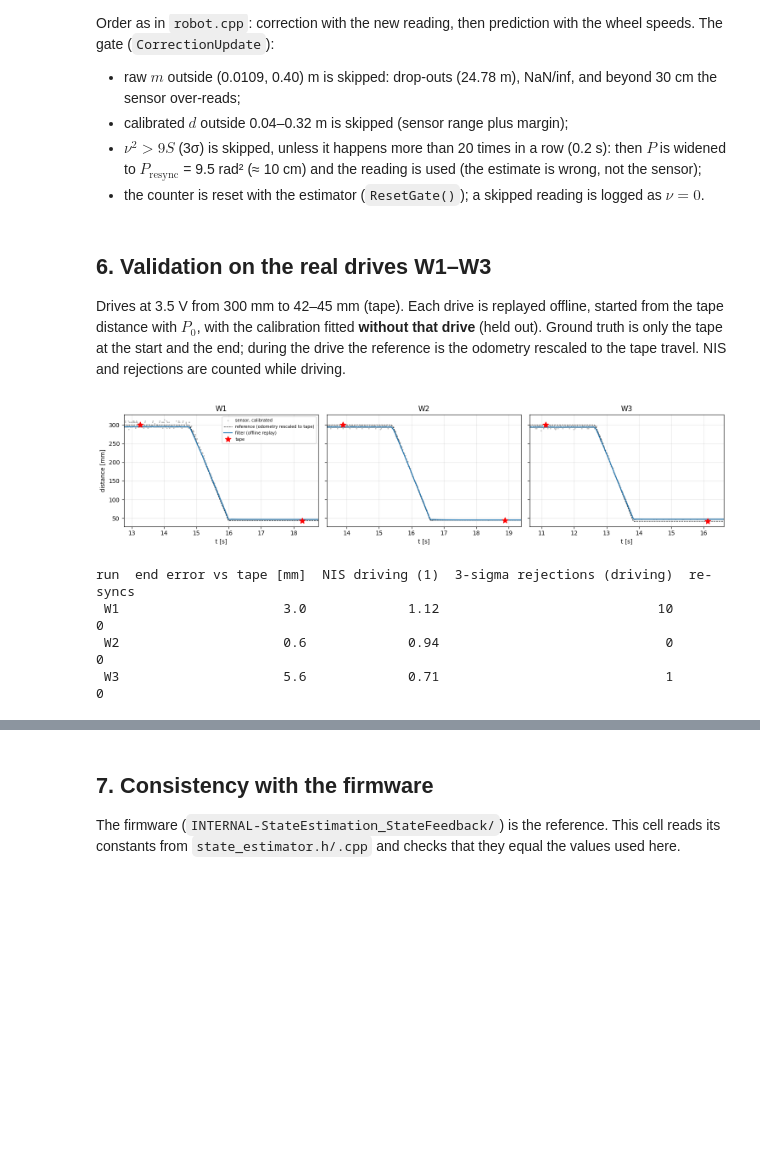
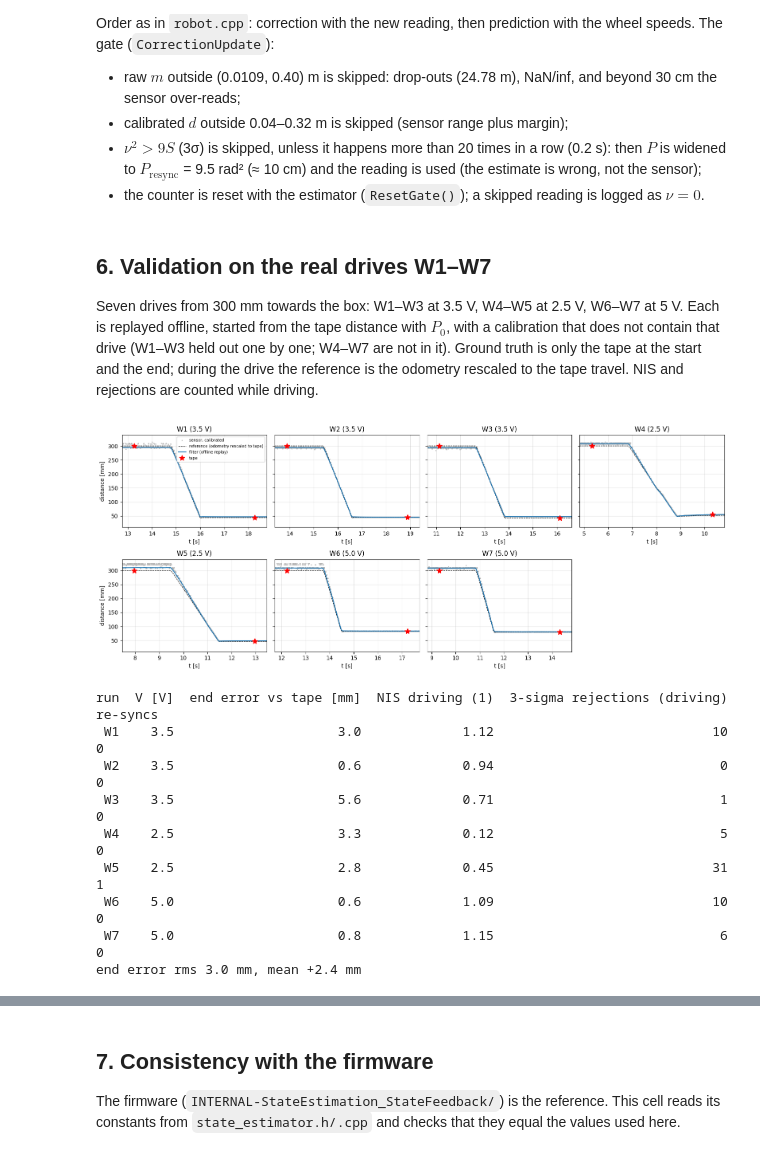
Before and after one commit to davidkog511/1d-kalman-filter, a Jupyter notebook: A3_1D_LKF/Assignment3_LKF.ipynb, the cells around one changed output, grey strips where cells are left out. Saved outputs shown, nothing was run; the diff lists cells and outputs as text; code cells hidden in the pictures; blank space fills up the shorter version.

```diff
--- a/A3_1D_LKF/Assignment3_LKF.ipynb
+++ b/A3_1D_LKF/Assignment3_LKF.ipynb
@@ -55,7 +55,7 @@ for d in TAPE_MM:
 stat = pd.DataFrame(rows)
 
 def load_w(path):
-    mt = re.match(r'W(\d+)_start(\d+)_end(\d+)', path.stem)
+    mt = re.match(r'W(\d+)_(?:\w+_)?start(\d+)_end(\d+)', path.stem)          # W4_2V5_start300_end55: voltage in the name
     df = load_log(path, firmware='identification_a3')
     w = ((df.wA + df.wB) / 2).values
     mv = np.flatnonzero(np.abs(w) > 0)
@@ -68,8 +68,9 @@ def standstill(r):
     return (r['t'] > 0.5) & (r['t'] < t0 - 0.2), r['t'] > t_stop + 1.0
 
 WRUNS = [load_w(p) for p in sorted(DATA_A3.glob('W*_start*_end*.csv'))]
+CAL_RUNS = ['W1', 'W2', 'W3']                                       # W runs in the calibration of the firmware
 pts = [dict(source='S', tape=r.tape, m=r.m) for r in stat.itertuples()]
-for r in WRUNS:
+for r in [r for r in WRUNS if r['name'][:2] in CAL_RUNS]:
     sel_start, sel_end = standstill(r)
     pts.append(dict(source=r['name'][:2] + ' start', tape=r['d_start'], m=r['m'][sel_start].mean()))
     pts.append(dict(source=r['name'][:2] + ' end', tape=r['d_end'], m=r['m'][sel_end].mean()))
@@ -191,41 +192,49 @@ def lkf(m, w_mean, Q, x0, P0, gate=None, r_scale=1.0, r_func=None):
         x = F * x + B * w_mean[k]; P = F * P * F + Qk          # prediction (v = mean wheel speed)
     return o
 # %% [markdown]
-## 6. Validation on the real drives W1–W3
+## 6. Validation on the real drives W1–W7
 
-Drives at 3.5 V from 300 mm to 42–45 mm (tape). Each drive is replayed offline, started from the tape distance with $P_0$, with the calibration fitted **without that drive** (held out). Ground truth is only the tape at the start and the end; during the drive the reference is the odometry rescaled to the tape travel. NIS and rejections are counted while driving.
+Seven drives from 300 mm towards the box: W1–W3 at 3.5 V, W4–W5 at 2.5 V, W6–W7 at 5 V. Each is replayed offline, started from the tape distance with $P_0$, with a calibration that does not contain that drive (W1–W3 held out one by one; W4–W7 are not in it). Ground truth is only the tape at the start and the end; during the drive the reference is the odometry rescaled to the tape travel. NIS and rejections are counted while driving.
 # %%
 def w_metrics(r, Q, r_func=None):
     o = lkf(r['m'], r['w'], Q, r['d_start'] / -R_WHEEL, P0, gate=GATE, r_func=r_func)
     odo = R_WHEEL * DT * np.concatenate([[0], np.cumsum(r['w'][:-1])])
     ref = r['d_start'] - odo * (r['d_start'] - r['d_end']) / (R_WHEEL * DT * r['w'].sum())   # odometry rescaled to the tape
     acc = ~o['skip'][r['drive']]
     return o, dict(end_err=1e3 * (H * o['x'][-1] - r['d_end']), rms_ref=1e3 * np.sqrt(np.mean((H * o['x'] - ref)**2)),
                    nis_drive=np.mean((o['nu']**2 / o['S'])[r['drive']][acc]), drift=1e3 * np.mean(o['nu'][r['drive']][acc]),
                    rej_3s=int(o['rej_3s'].sum()), rej_3s_drive=int(o['rej_3s'][r['drive']].sum()), resync=int(o['resync'].sum()),
                    rej_range=int(o['rej_range'].sum())), ref
 
+W_VOLT = {'W1': 3.5, 'W2': 3.5, 'W3': 3.5, 'W4': 2.5, 'W5': 2.5, 'W6': 5.0, 'W7': 5.0}
 rows = []
-fig, ax = plt.subplots(1, len(WRUNS), figsize=(15, 3.6), sharey=True)
-for a, r in zip(np.atleast_1d(ax), WRUNS):
+fig, ax = plt.subplots(2, 4, figsize=(16, 6.4), sharey=True); ax = ax.ravel(); ax[-1].axis('off')
+for a, r in zip(ax, WRUNS):
     use_cal(fit_cal(cal_pts[~cal_pts.source.str.startswith(r['name'][:2])]))       # held out
     o, met, ref = w_metrics(r, Q_w)
-    rows.append({'run': r['name'][:2], 'end error vs tape [mm]': met['end_err'], 'NIS driving (1)': met['nis_drive'],
+    rows.append({'run': r['name'][:2], 'V [V]': W_VOLT[r['name'][:2]], 'end error vs tape [mm]': met['end_err'], 'NIS driving (1)': met['nis_drive'],
                  '3-sigma rejections (driving)': met['rej_3s_drive'], 're-syncs': met['resync']})
     ok = r['m'] < M_RAW_MAX; t0 = r['t'][r['drive']][0]
     a.plot(r['t'][ok], 1e3 * calibrate(r['m'][ok]), '.', ms=2, color='0.7', label='sensor, calibrated')
     a.plot(r['t'], 1e3 * ref, '--', color='k', lw=0.8, label='reference (odometry rescaled to tape)')
     a.plot(r['t'], 1e3 * H * o['x'], 'tab:blue', label='filter (offline replay)')
     a.plot([t0 - 1.5, t0 + 3.5], [1e3 * r['d_start'], 1e3 * r['d_end']], 'r*', ms=10, label='tape')
-    a.set(xlim=(t0 - 2, t0 + 4), title=r['name'][:2], xlabel='t [s]')
+    a.set(xlim=(t0 - 2, t0 + 4), title=f"{r['name'][:2]} ({W_VOLT[r['name'][:2]]} V)", xlabel='t [s]')
 use_cal(CAL_ALL)
-np.atleast_1d(ax)[0].set_ylabel('distance [mm]'); np.atleast_1d(ax)[0].legend(fontsize=7)
+ax[0].set_ylabel('distance [mm]'); ax[4].set_ylabel('distance [mm]'); ax[0].legend(fontsize=7)
 plt.tight_layout(); plt.show()
-print(pd.DataFrame(rows).round({'end error vs tape [mm]': 1, 'NIS driving (1)': 2}).to_string(index=False))
+vt = pd.DataFrame(rows)
+print(vt.round({'end error vs tape [mm]': 1, 'NIS driving (1)': 2}).to_string(index=False))
+print(f"end error rms {np.sqrt(np.mean(vt['end error vs tape [mm]']**2)):.1f} mm, mean {vt['end error vs tape [mm]'].mean():+.1f} mm")
 # %% [output]
-[figure, old version]
+[figure, new version]
-run  end error vs tape [mm]  NIS driving (1)  3-sigma rejections (driving)  re-syncs
- W1                     3.0             1.12                            10         0
- W2                     0.6             0.94                             0         0
- W3                     5.6             0.71                             1         0
+run  V [V]  end error vs tape [mm]  NIS driving (1)  3-sigma rejections (driving)  re-syncs
+ W1    3.5                     3.0             1.12                            10         0
+ W2    3.5                     0.6             0.94                             0         0
+ W3    3.5                     5.6             0.71                             1         0
+ W4    2.5                     3.3             0.12                             5         0
+ W5    2.5                     2.8             0.45                            31         1
+ W6    5.0                     0.6             1.09                            10         0
+ W7    5.0                     0.8             1.15                             6         0
+end error rms 3.0 mm, mean +2.4 mm
 # %%
```
Also changed, not shown: parts of 8 cells of this notebook, 4 other files.
